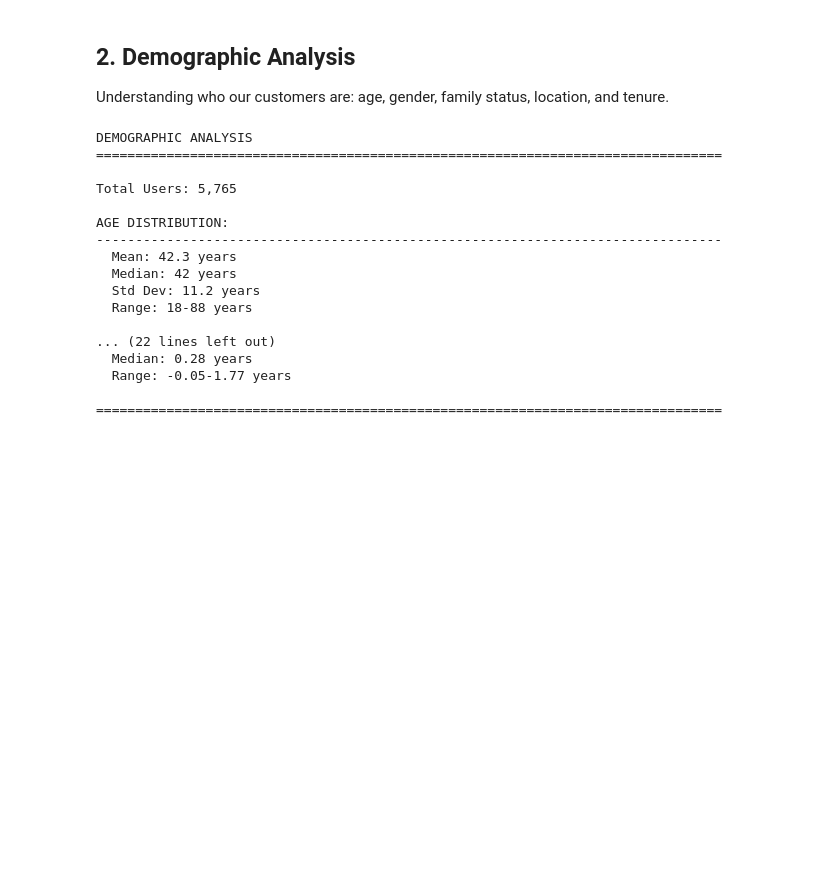
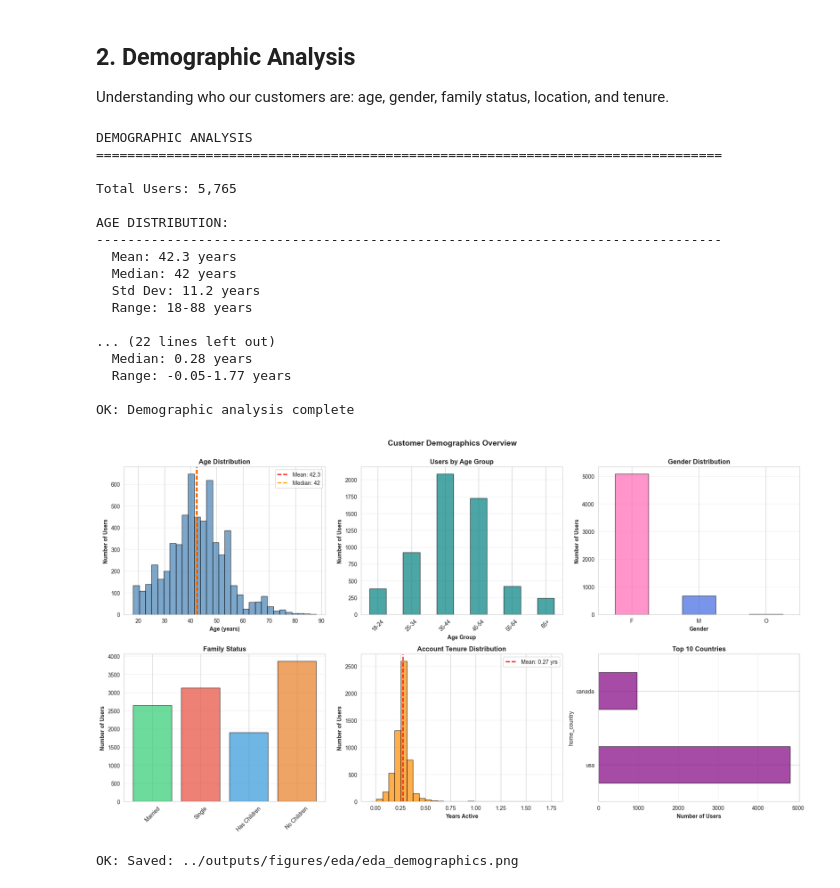
Before and after one commit to albertodiazdurana/TravelTide_Customer_Segmentation, a Jupyter notebook: notebooks/02_EDA_behavioral_analysis.ipynb, the cells around one changed output. Drawn from its saved outputs; the diff is of its cells as text; code cells hidden in the pictures; blank space fills up the shorter version.

```diff
--- a/notebooks/02_EDA_behavioral_analysis.ipynb
+++ b/notebooks/02_EDA_behavioral_analysis.ipynb
@@ -176,7 +176,7 @@ print(f"  Mean: {users['years_active'].mean():.2f} years")
 print(f"  Median: {users['years_active'].median():.2f} years")
 print(f"  Range: {users['years_active'].min():.2f}-{users['years_active'].max():.2f} years")
 
-print("\n" + "="*80)
+print("\nOK: Demographic analysis complete")
 # %% [output]
 DEMOGRAPHIC ANALYSIS
 ================================================================================
@@ -194,4 +194,77 @@ AGE DISTRIBUTION:
   Median: 0.28 years
   Range: -0.05-1.77 years
 
-================================================================================
+OK: Demographic analysis complete
+# %%
+# Demographic visualizations
+fig, axes = plt.subplots(2, 3, figsize=(18, 10))
+
+# Plot 1: Age distribution
+axes[0, 0].hist(users['age'], bins=30, color='steelblue', edgecolor='black', alpha=0.7)
+axes[0, 0].axvline(users['age'].mean(), color='red', linestyle='--', linewidth=2,
+                   label=f"Mean: {users['age'].mean():.1f}")
+axes[0, 0].axvline(users['age'].median(), color='orange', linestyle='--', linewidth=2,
+                   label=f"Median: {users['age'].median():.0f}")
+axes[0, 0].set_xlabel('Age (years)', fontweight='bold')
+axes[0, 0].set_ylabel('Number of Users', fontweight='bold')
+axes[0, 0].set_title('Age Distribution', fontweight='bold', fontsize=12)
+axes[0, 0].legend()
+axes[0, 0].grid(axis='y', alpha=0.3)
+
+# Plot 2: Age groups
+age_dist.plot(kind='bar', ax=axes[0, 1], color='teal', edgecolor='black', alpha=0.7)
+axes[0, 1].set_xlabel('Age Group', fontweight='bold')
+axes[0, 1].set_ylabel('Number of Users', fontweight='bold')
+axes[0, 1].set_title('Users by Age Group', fontweight='bold', fontsize=12)
+axes[0, 1].tick_params(axis='x', rotation=45)
+axes[0, 1].grid(axis='y', alpha=0.3)
+
+# Plot 3: Gender distribution
+gender_dist.plot(kind='bar', ax=axes[0, 2], color=['#FF69B4', '#4169E1', '#9370DB'],
+                 edgecolor='black', alpha=0.7)
+axes[0, 2].set_xlabel('Gender', fontweight='bold')
+axes[0, 2].set_ylabel('Number of Users', fontweight='bold')
+axes[0, 2].set_title('Gender Distribution', fontweight='bold', fontsize=12)
+axes[0, 2].tick_params(axis='x', rotation=0)
+axes[0, 2].grid(axis='y', alpha=0.3)
+
+# Plot 4: Family status
+family_data = pd.DataFrame({
+    'Category': ['Married', 'Single', 'Has Children', 'No Children'],
+    'Count': [married_count, len(users) - married_count,
+              children_count, len(users) - children_count]
+})
+family_colors = ['#2ecc71', '#e74c3c', '#3498db', '#e67e22']
+axes[1, 0].bar(family_data['Category'], family_data['Count'],
+               color=family_colors, edgecolor='black', alpha=0.7)
+axes[1, 0].set_ylabel('Number of Users', fontweight='bold')
+axes[1, 0].set_title('Family Status', fontweight='bold', fontsize=12)
+axes[1, 0].tick_params(axis='x', rotation=45)
+axes[1, 0].grid(axis='y', alpha=0.3)
+
+# Plot 5: Tenure distribution
+axes[1, 1].hist(users['years_active'], bins=30, color='darkorange', edgecolor='black', alpha=0.7)
+axes[1, 1].axvline(users['years_active'].mean(), color='red', linestyle='--', linewidth=2,
+                   label=f"Mean: {users['years_active'].mean():.2f} yrs")
+axes[1, 1].set_xlabel('Years Active', fontweight='bold')
+axes[1, 1].set_ylabel('Number of Users', fontweight='bold')
+axes[1, 1].set_title('Account Tenure Distribution', fontweight='bold', fontsize=12)
+axes[1, 1].legend()
+axes[1, 1].grid(axis='y', alpha=0.3)
+
+# Plot 6: Top countries
+top_countries = users['home_country'].value_counts().head(10)
+top_countries.plot(kind='barh', ax=axes[1, 2], color='purple', edgecolor='black', alpha=0.7)
+axes[1, 2].set_xlabel('Number of Users', fontweight='bold')
+axes[1, 2].set_title('Top 10 Countries', fontweight='bold', fontsize=12)
+axes[1, 2].grid(axis='x', alpha=0.3)
+
+plt.suptitle('Customer Demographics Overview', fontweight='bold', fontsize=14, y=1.00)
+plt.tight_layout()
+plt.savefig(f'{FIGURES_EDA}eda_demographics.png', dpi=300, bbox_inches='tight')
+plt.show()
+
+print(f"\nOK: Saved: {FIGURES_EDA}eda_demographics.png")
+# %% [output]
+[figure, added]
+OK: Saved: ../outputs/figures/eda/eda_demographics.png
```
Also changed, not shown: parts of 20 cells of this notebook, 10 other files.
